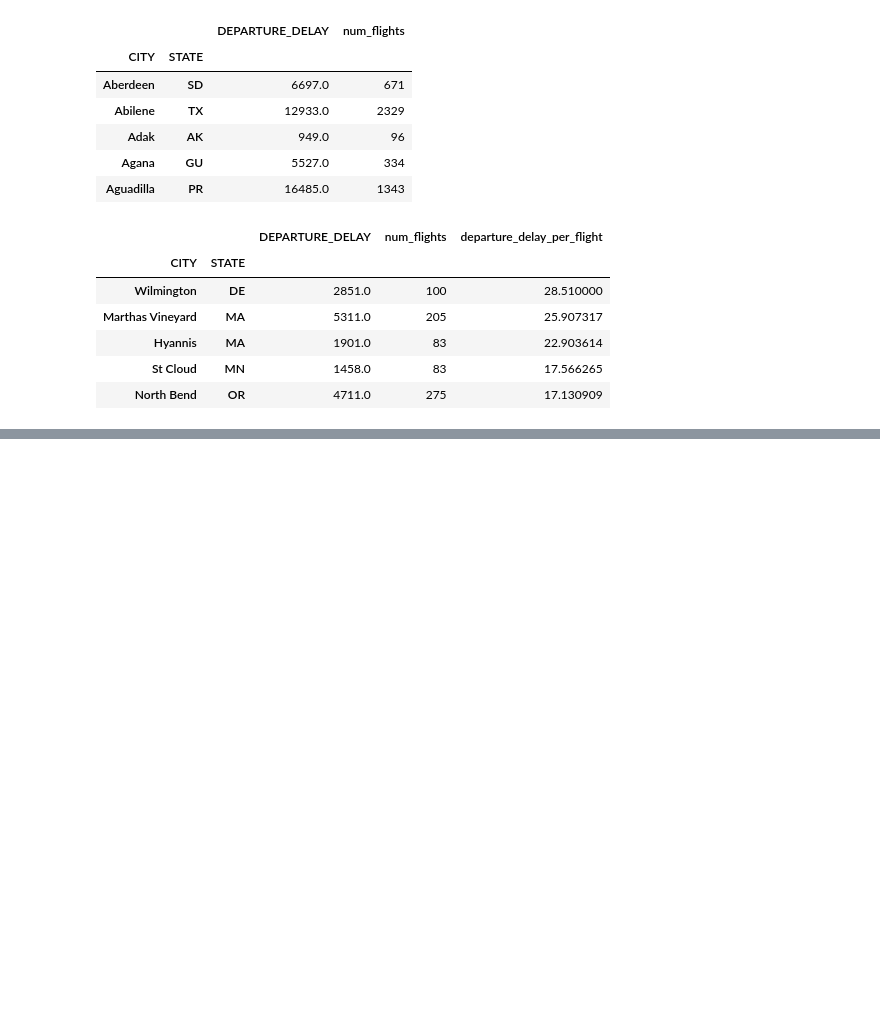
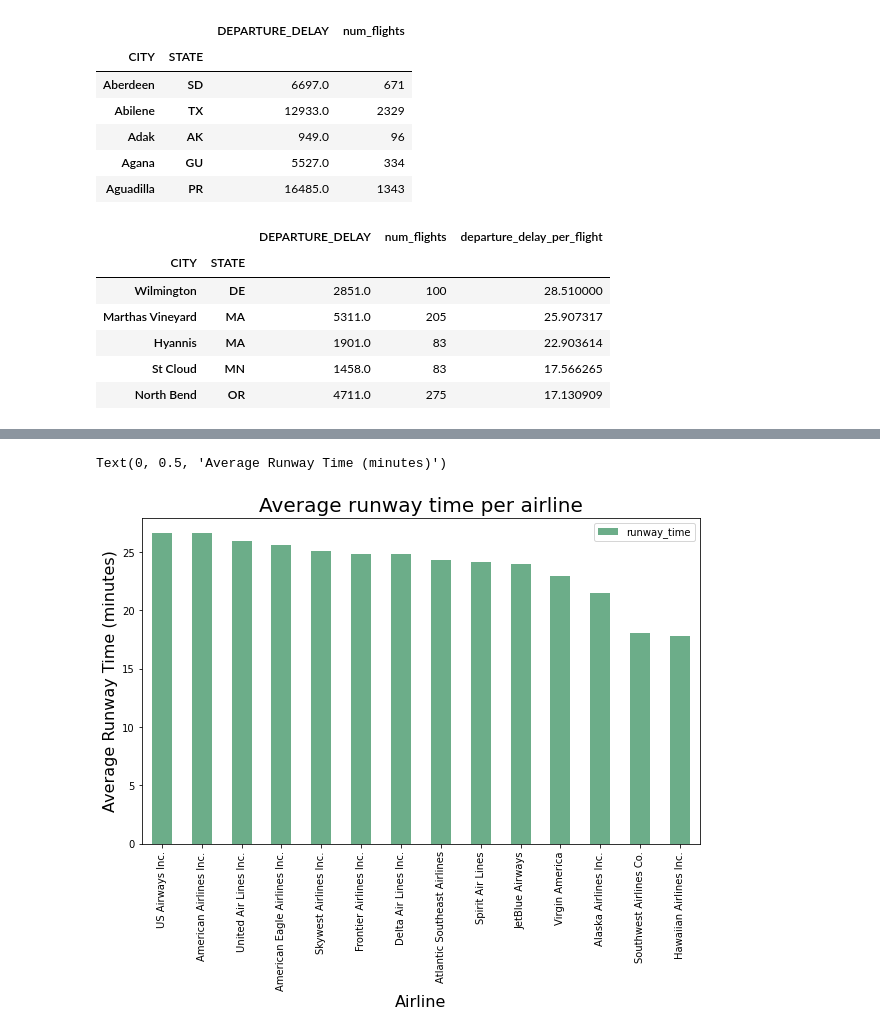
Before and after one commit to EvanMChowdhury/PortfolioProjects, a Jupyter notebook: Pandas_SQL_Flights_Notebook.ipynb, the cells around one changed output, grey strips where cells are left out. Drawn from its saved outputs; the diff is of its cells as text; code cells hidden in the pictures; blank space fills up the shorter version.

```diff
--- a/Pandas_SQL_Flights_Notebook.ipynb
+++ b/Pandas_SQL_Flights_Notebook.ipynb
@@ -792,0 +833,9 @@ df_delay.sort_values(by = 'departure_delay_per_flight', ascending = False).head(
+# %%
+df_runway_avg.plot(y = 'runway_time', kind = 'bar', use_index = True,
+                  figsize = (10,6), color = 'seagreen', alpha = .7)
+plt.title("Average runway time per airline", size = 20)
+plt.xlabel("Airline", size = 16)
+plt.ylabel("Average Runway Time (minutes)", size = 16)
+# %% [output]
+Text(0, 0.5, 'Average Runway Time (minutes)')
+[figure, added]
```
Also changed, not shown: parts of 26 cells of this notebook.
